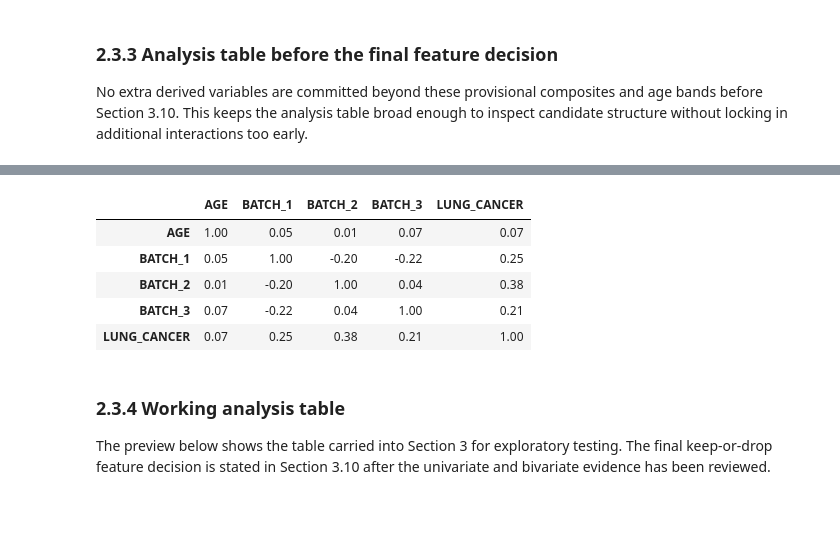
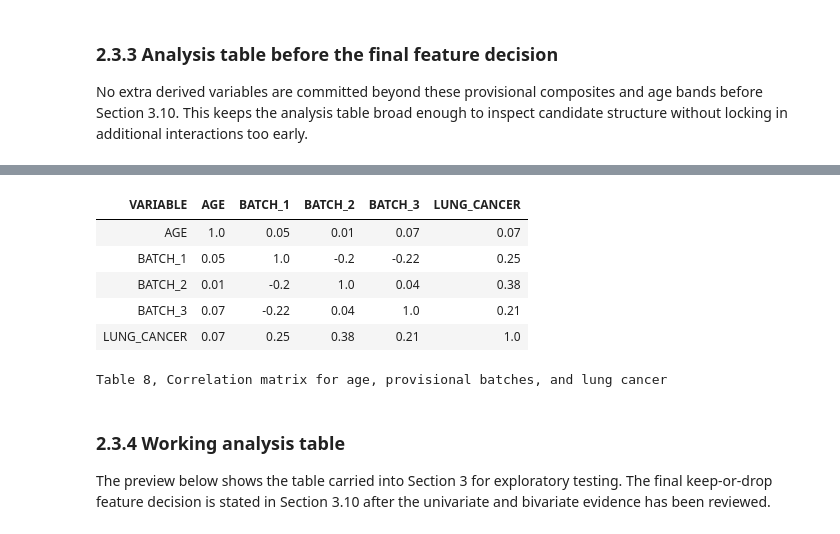
Before and after one commit to JoeShade/groupProject, a Jupyter notebook: blankTemplate.ipynb, the cells around one changed output, grey strips where cells are left out. Drawn from its saved outputs; the diff is of its cells as text; code cells hidden in the pictures.

```diff
--- a/blankTemplate.ipynb
+++ b/blankTemplate.ipynb
@@ -553,16 +565,28 @@ engineered_feature_mean_df
 # %%
 engineered_correlation_df = dataset_clean[
     ['AGE', 'BATCH_1', 'BATCH_2', 'BATCH_3', 'LUNG_CANCER']
 ].corr(numeric_only=True).round(2)
 
-engineered_correlation_df
+engineered_correlation_display_df = (
+    engineered_correlation_df.rename_axis('Variable').reset_index()
+)
+
+if HTML is not None and display is not None:
+    display(HTML(_render_centered_html_table(
+        engineered_correlation_display_df,
+        'Table 8, Correlation matrix for age, provisional batches, and lung cancer',
+        width='82%',
+    )))
+else:
+    print(engineered_correlation_df.to_string())
 # %% [output]
-|  | AGE | BATCH_1 | BATCH_2 | BATCH_3 | LUNG_CANCER |
-| AGE | 1.00 | 0.05 | 0.01 | 0.07 | 0.07 |
-| BATCH_1 | 0.05 | 1.00 | -0.20 | -0.22 | 0.25 |
-| BATCH_2 | 0.01 | -0.20 | 1.00 | 0.04 | 0.38 |
-| BATCH_3 | 0.07 | -0.22 | 0.04 | 1.00 | 0.21 |
-| LUNG_CANCER | 0.07 | 0.25 | 0.38 | 0.21 | 1.00 |
+| VARIABLE | AGE | BATCH_1 | BATCH_2 | BATCH_3 | LUNG_CANCER |
+| AGE | 1.0 | 0.05 | 0.01 | 0.07 | 0.07 |
+| BATCH_1 | 0.05 | 1.0 | -0.2 | -0.22 | 0.25 |
+| BATCH_2 | 0.01 | -0.2 | 1.0 | 0.04 | 0.38 |
+| BATCH_3 | 0.07 | -0.22 | 0.04 | 1.0 | 0.21 |
+| LUNG_CANCER | 0.07 | 0.25 | 0.38 | 0.21 | 1.0 |
+Table 8, Correlation matrix for age, provisional batches, and lung cancer
 # %% [markdown]
 ### 2.3.4 Working analysis table
 The preview below shows the table carried into Section 3 for exploratory testing. The final keep-or-drop feature decision is stated in Section 3.10 after the univariate and bivariate evidence has been reviewed.
```
Also changed, not shown: parts of 2 cells of this notebook.
